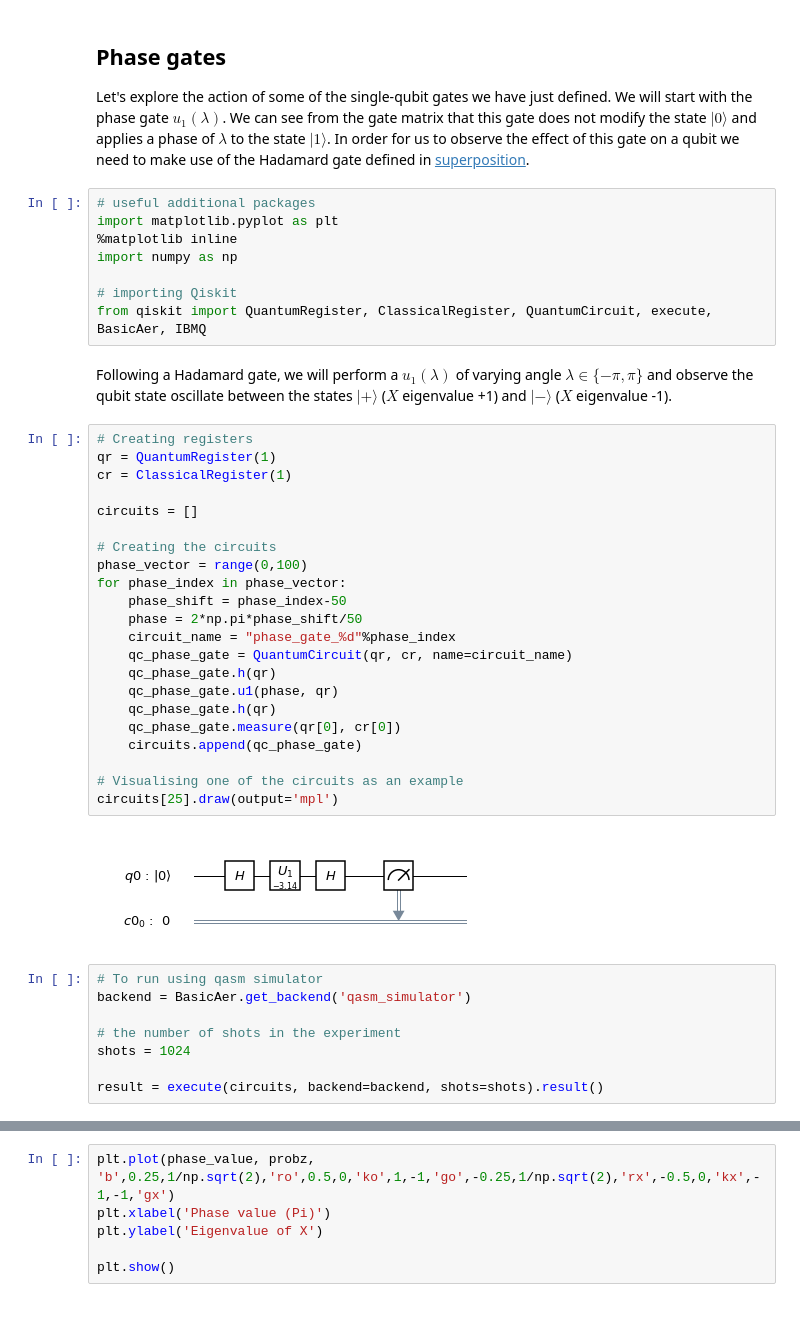
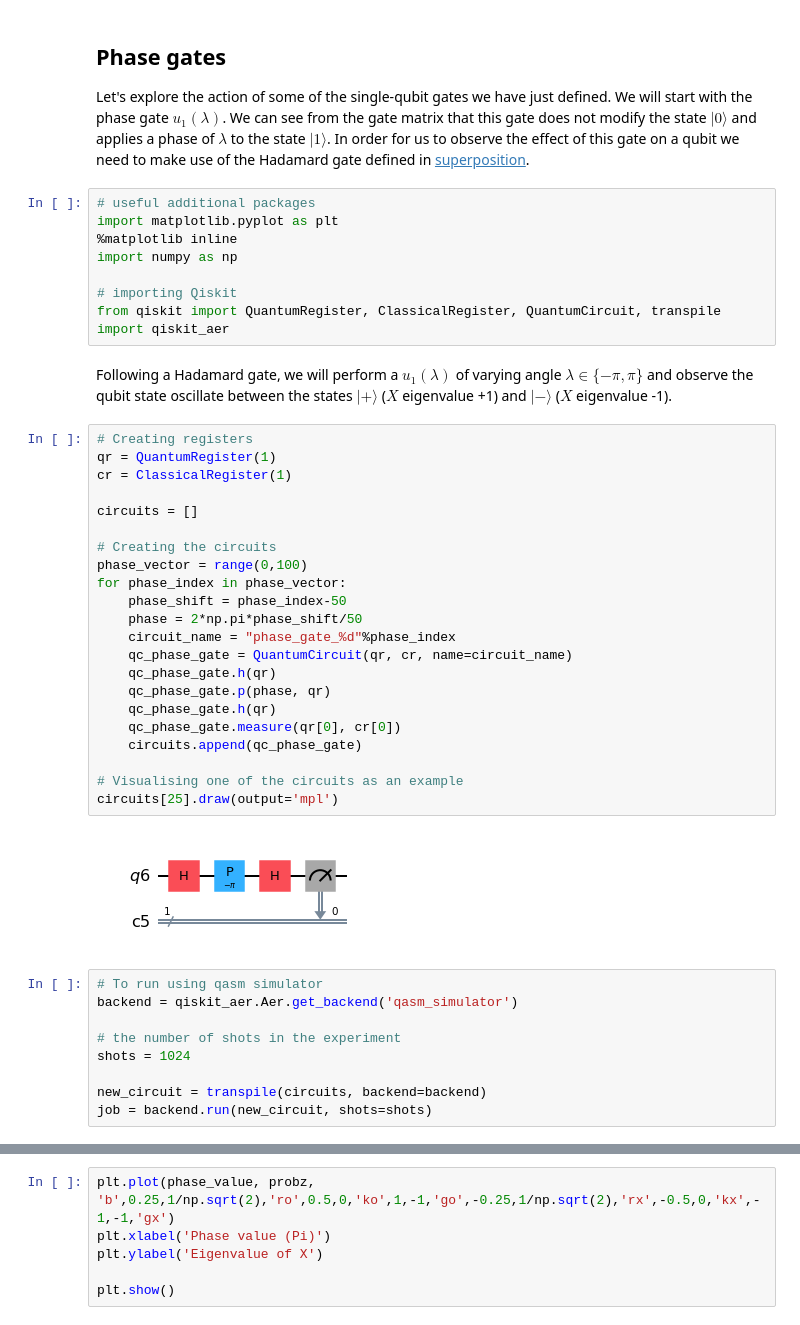
Before and after one commit to qiskit-community/qiskit-community-tutorials, a Jupyter notebook: terra/qis_intro/amplitude_and_phase.ipynb, the cells around one changed output, grey strips where cells are left out. Drawn from its saved outputs; the diff is of its cells as text.

Commit message:
updated amplitude and phase file with recent versions

```diff
--- a/terra/qis_intro/amplitude_and_phase.ipynb
+++ b/terra/qis_intro/amplitude_and_phase.ipynb
@@ -99,39 +94,41 @@ import matplotlib.pyplot as plt
 import numpy as np
 
 # importing Qiskit
-from qiskit import QuantumRegister, ClassicalRegister, QuantumCircuit, execute, BasicAer, IBMQ
+from qiskit import QuantumRegister, ClassicalRegister, QuantumCircuit, transpile
+import qiskit_aer
 # %% [markdown]
 Following a Hadamard gate, we will perform a $u_1(\lambda)$ of varying angle $\lambda \in \{ - \pi, \pi \}$ and observe the qubit state oscillate between the states $|+\rangle$ ($X$ eigenvalue +1) and $|-\rangle$ ($X$ eigenvalue -1).
 # %%
 # Creating registers
 qr = QuantumRegister(1)
 cr = ClassicalRegister(1)
 
 circuits = []
 
 # Creating the circuits
 phase_vector = range(0,100)
 for phase_index in phase_vector:
     phase_shift = phase_index-50
     phase = 2*np.pi*phase_shift/50
     circuit_name = "phase_gate_%d"%phase_index
     qc_phase_gate = QuantumCircuit(qr, cr, name=circuit_name)
     qc_phase_gate.h(qr)
-    qc_phase_gate.u1(phase, qr)
+    qc_phase_gate.p(phase, qr)
     qc_phase_gate.h(qr)
     qc_phase_gate.measure(qr[0], cr[0])
     circuits.append(qc_phase_gate)
 
 # Visualising one of the circuits as an example
 circuits[25].draw(output='mpl')
 # %% [output]
-[figure, old version]
+[figure, new version]
 # %%
 # To run using qasm simulator
-backend = BasicAer.get_backend('qasm_simulator')
+backend = qiskit_aer.Aer.get_backend('qasm_simulator')
 
 # the number of shots in the experiment
 shots = 1024
 
-result = execute(circuits, backend=backend, shots=shots).result()
+new_circuit = transpile(circuits, backend=backend)
+job = backend.run(new_circuit, shots=shots)
 # %%
```
Also changed, not shown: parts of 5 cells of this notebook.
